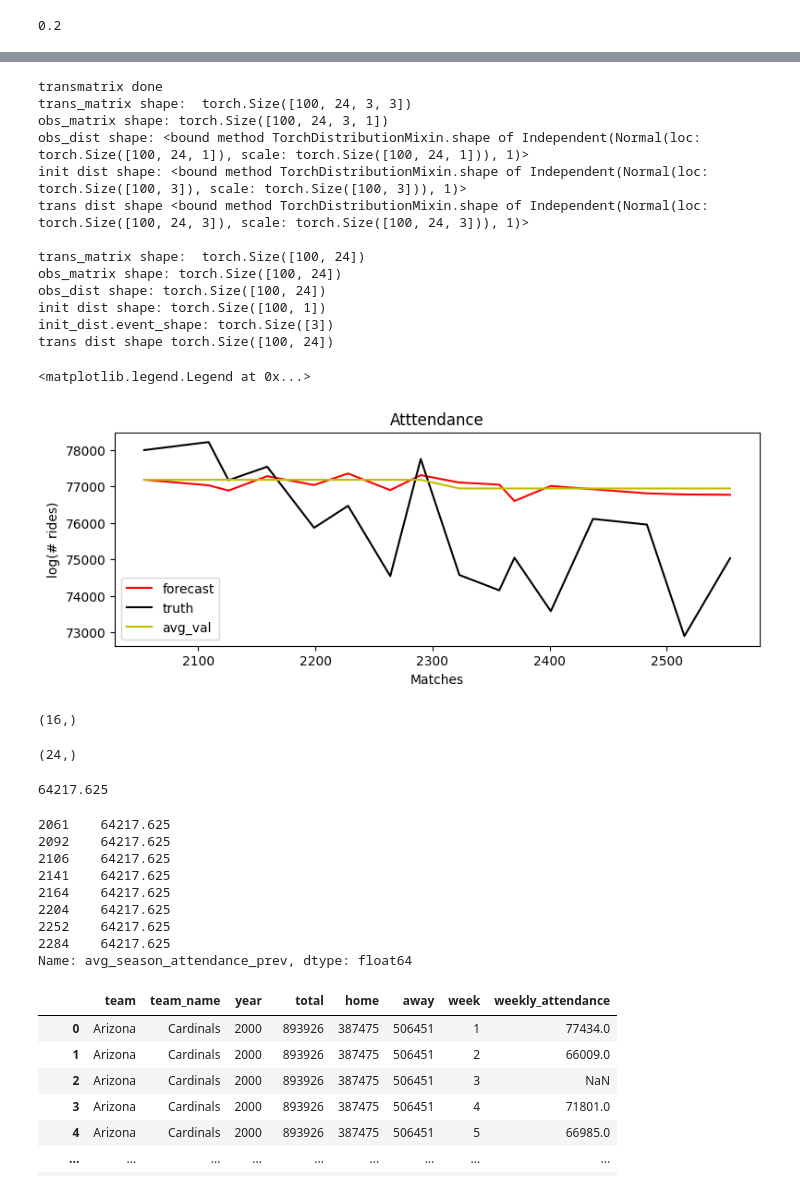
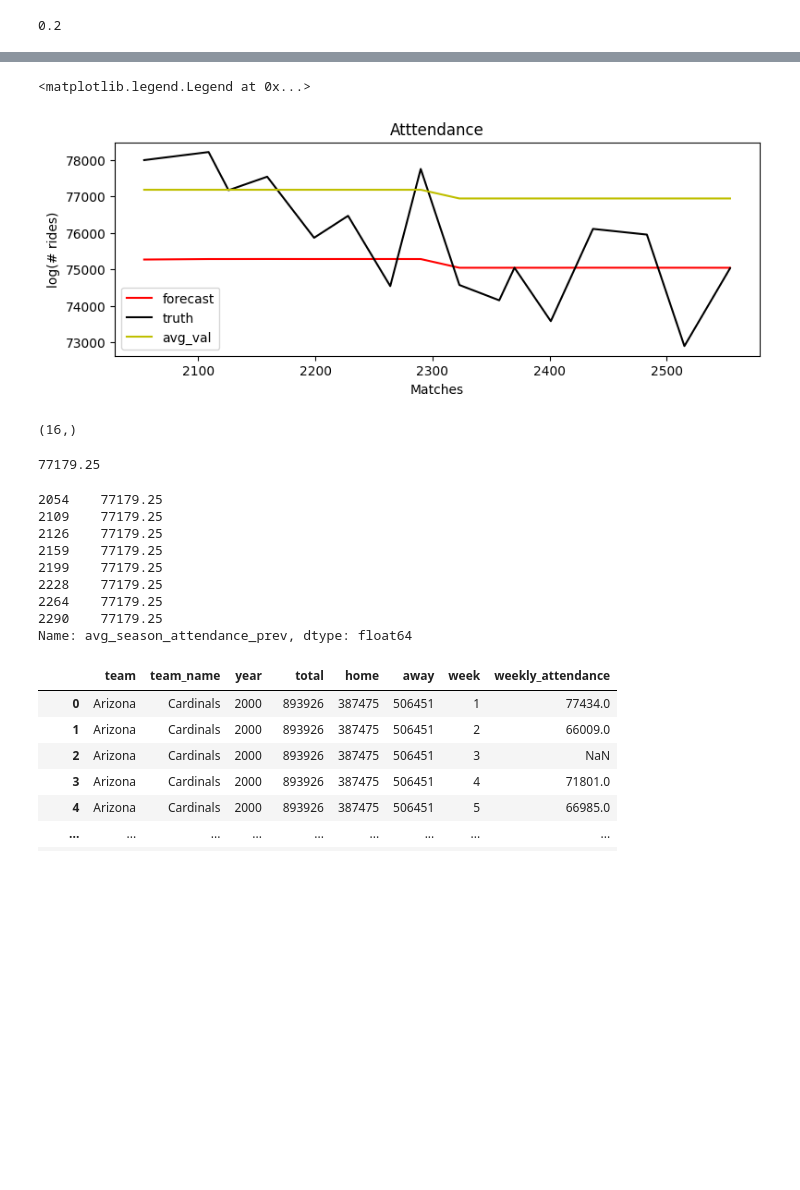
Before and after one commit to Qingwen-Zeng/Model-Based-Machine-Learning-Project, a Jupyter notebook: notebooks/state-space-model-dirichlet.ipynb, the cells around one changed output, grey strips where cells are left out. Cells and saved outputs as stored; diff of their text form; code cells hidden in the pictures; blank space fills up the shorter version.

Commit message:
Dirichlet Model

```diff
--- a/notebooks/state-space-model-dirichlet.ipynb
+++ b/notebooks/state-space-model-dirichlet.ipynb
@@ -35,7 +35,7 @@ Name: home_team_name, Length: 2560, dtype: object
 # %%
 games_df.drop(columns = ['weekly_attendance_ratio'], inplace=True)
 # %%
-home_df = games_df.loc[(games_df['home_team_name'] == 'Giants')]
+home_df = games_df.loc[(games_df['home_team_name'] == 'Giants')].copy()
 # %%
 home_df
 # %% [output]
@@ -258,14 +315,14 @@ covariates.loc[:,['noon', 'mid_afternoon',
        'home_team_playoffs_last_season', 'away_team_playoffs_last_season']] = covariates[['noon', 'mid_afternoon',
        'late_afternoon', 'evening', 'home_team_superbowl_winner_last_season',
        'away_team_superbowl_winner_last_season',
-       'home_team_playoffs_last_season', 'away_team_playoffs_last_season']].astype('int')
+       'home_team_playoffs_last_season', 'away_team_playoffs_last_season']].astype(bool).astype('int32')
 
 covariates_tensor = torch.tensor(covariates.values, dtype=torch.float)
 
 y = train_df.loc[train_df.index, 'weekly_attendance']
 y_tensor = torch.tensor(y.values, dtype=torch.float).unsqueeze(-1)
 
-forecaster = Forecaster(Model1(cov_dim=26, hidden_dim=3), y_tensor, covariates_tensor, learning_rate=0.1, num_steps=500)
+forecaster = Forecaster(Model1(cov_dim=26, hidden_dim=3), y_tensor, covariates_tensor, learning_rate=0.05, num_steps=150)
 for name, value in forecaster.guide.median().items():
     if value.numel() == 1:
         print("{} = {:0.4g}".format(name, value.item()))
@@ -383,70 +356,53 @@ covariates_test = test_and_context_df[['avg_season_attendance_prev', 'home_team_
        'late_afternoon', 'evening']]
 # print(covariates_test)
 covariates_test.loc[:,['noon', 'mid_afternoon',
        'late_afternoon', 'evening', 'home_team_superbowl_winner_last_season',
        'away_team_superbowl_winner_last_season',
        'home_team_playoffs_last_season', 'away_team_playoffs_last_season']] = covariates_test[['noon', 'mid_afternoon',
        'late_afternoon', 'evening', 'home_team_superbowl_winner_last_season',
        'away_team_superbowl_winner_last_season',
-       'home_team_playoffs_last_season', 'away_team_playoffs_last_season']].astype('int')
+       'home_team_playoffs_last_season', 'away_team_playoffs_last_season']].astype(bool).astype('int32')
 
 covariates_test_tensor = torch.tensor(covariates_test.values, dtype=torch.float)
 
 y_context = test_and_context_df.loc[test_and_context_df['year']<2018, 'weekly_attendance']
 y_context_tensor = torch.tensor(y_context.values, dtype=torch.float).unsqueeze(-1)
 samples = forecaster(y_context_tensor, covariates_test_tensor, num_samples=100)
 # samples.clamp_(min=0)  # apply domain knowledge: the samples must be positive
 p10, p50, p90 = quantile(samples, (0.1, 0.5, 0.9)).squeeze(-1)
 y_test = test_and_context_df.loc[test_and_context_df['year']>=2018, 'weekly_attendance']
 y_test_tensor = torch.tensor(y_test.values, dtype=torch.float).unsqueeze(-1)
 crps = eval_crps(samples, y_test_tensor)
 
 plt.figure(figsize=(9, 3))
 # plt.fill_between(torch.arange(T1, T2), p10, p90, color="red", alpha=0.3)
 plt.plot(y_test.index, p50, 'r-', label='forecast')
 plt.plot(y_test.index, y_test.values, 'k-', label='truth')
 plt.plot(y_test.index, covariates_test.loc[y_test.index,'avg_season_attendance_prev'].values, 'y', label='avg_val')
 plt.title("Atttendance")
 plt.ylabel("log(# rides)")
 plt.xlabel("Matches")
 plt.legend(loc="best")
 # %% [output]
-transmatrix done
-trans_matrix shape:  torch.Size([100, 24, 3, 3])
-obs_matrix shape: torch.Size([100, 24, 3, 1])
-obs_dist shape: <bound method TorchDistributionMixin.shape of Independent(Normal(loc: torch.Size([100, 24, 1]), scale: torch.Size([100, 24, 1])), 1)>
-init dist shape: <bound method TorchDistributionMixin.shape of Independent(Normal(loc: torch.Size([100, 3]), scale: torch.Size([100, 3])), 1)>
-trans dist shape <bound method TorchDistributionMixin.shape of Independent(Normal(loc: torch.Size([100, 24, 3]), scale: torch.Size([100, 24, 3])), 1)>
-
-trans_matrix shape:  torch.Size([100, 24])
-obs_matrix shape: torch.Size([100, 24])
-obs_dist shape: torch.Size([100, 24])
-init dist shape: torch.Size([100, 1])
-init_dist.event_shape: torch.Size([3])
-trans dist shape torch.Size([100, 24])
+<matplotlib.legend.Legend at 0x...>
-<matplotlib.legend.Legend at 0x...>
-[figure, old version]
+[figure, new version]
-# %%
-y_test.shape
-# %% [output]
-(16,)
 # %%
 y_test.shape
 # %% [output]
-(24,)
+(16,)
 # %%
 print(home_df.loc[home_df['year']==2017, 'weekly_attendance'].values.mean())
 home_df.loc[home_df['year']==2018, 'avg_season_attendance_prev']
 # %% [output]
-64217.625
+77179.25
-2061    64217.625
-2092    64217.625
-2106    64217.625
-2141    64217.625
-2164    64217.625
-2204    64217.625
-2252    64217.625
-2284    64217.625
+2054    77179.25
+2109    77179.25
+2126    77179.25
+2159    77179.25
+2199    77179.25
+2228    77179.25
+2264    77179.25
+2290    77179.25
 Name: avg_season_attendance_prev, dtype: float64
 # %%
 att_df = pd.read_csv('../original_data/attendance.csv')
```
Also changed, not shown: parts of 15 cells of this notebook, 2 other files.
